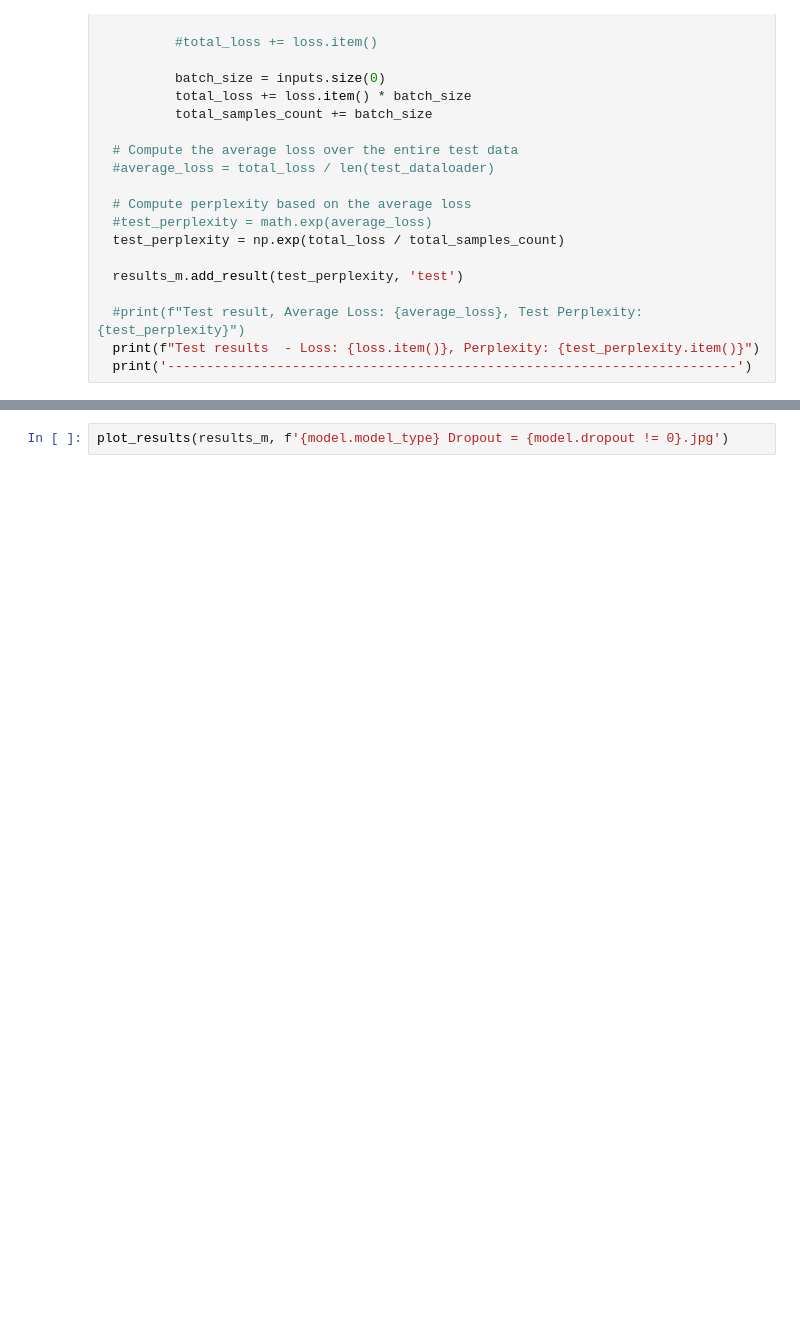
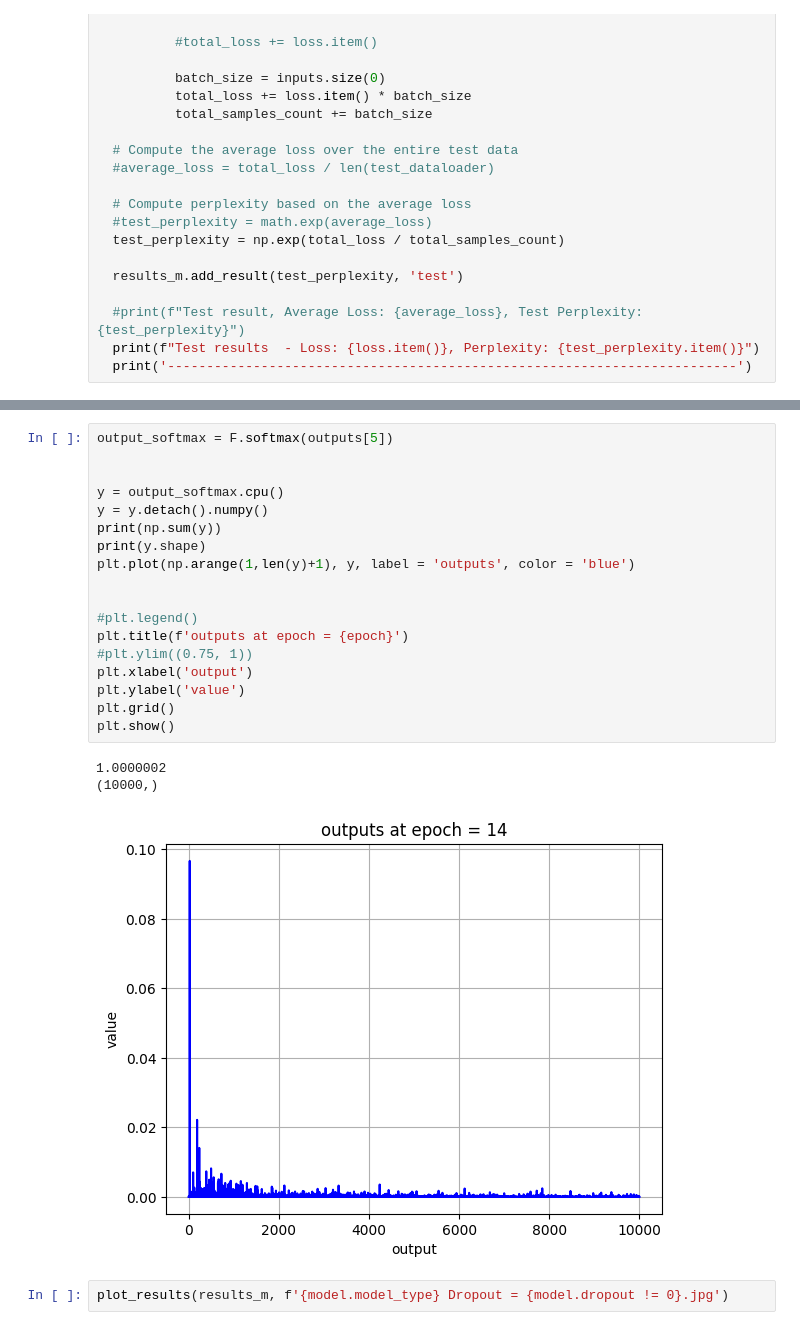
Before and after one commit to AK18k/ex2_1, a Jupyter notebook: ex2_latenight.ipynb, the cells around one changed output, grey strips where cells are left out. Drawn from its saved outputs; the diff is of its cells as text; blank space fills up the shorter version.

```diff
--- a/ex2_latenight.ipynb
+++ b/ex2_latenight.ipynb
@@ -315,3 +312,25 @@ Test results  - Loss: 6.07967472076416, Perplexity: 412.6477071117808
+# %%
+output_softmax = F.softmax(outputs[5])
+
+
+y = output_softmax.cpu()
+y = y.detach().numpy()
+print(np.sum(y))
+print(y.shape)
+plt.plot(np.arange(1,len(y)+1), y, label = 'outputs', color = 'blue')
+
+
+#plt.legend()
+plt.title(f'outputs at epoch = {epoch}')
+#plt.ylim((0.75, 1))
+plt.xlabel('output')
+plt.ylabel('value')
+plt.grid()
+plt.show()
+# %% [output]
+1.0000002
+(10000,)
+[figure, added]
 # %%
 plot_results(results_m, f'{model.model_type} Dropout = {model.dropout != 0}.jpg')
 # %% [output]
```
Also changed, not shown: parts of 2 cells of this notebook.
